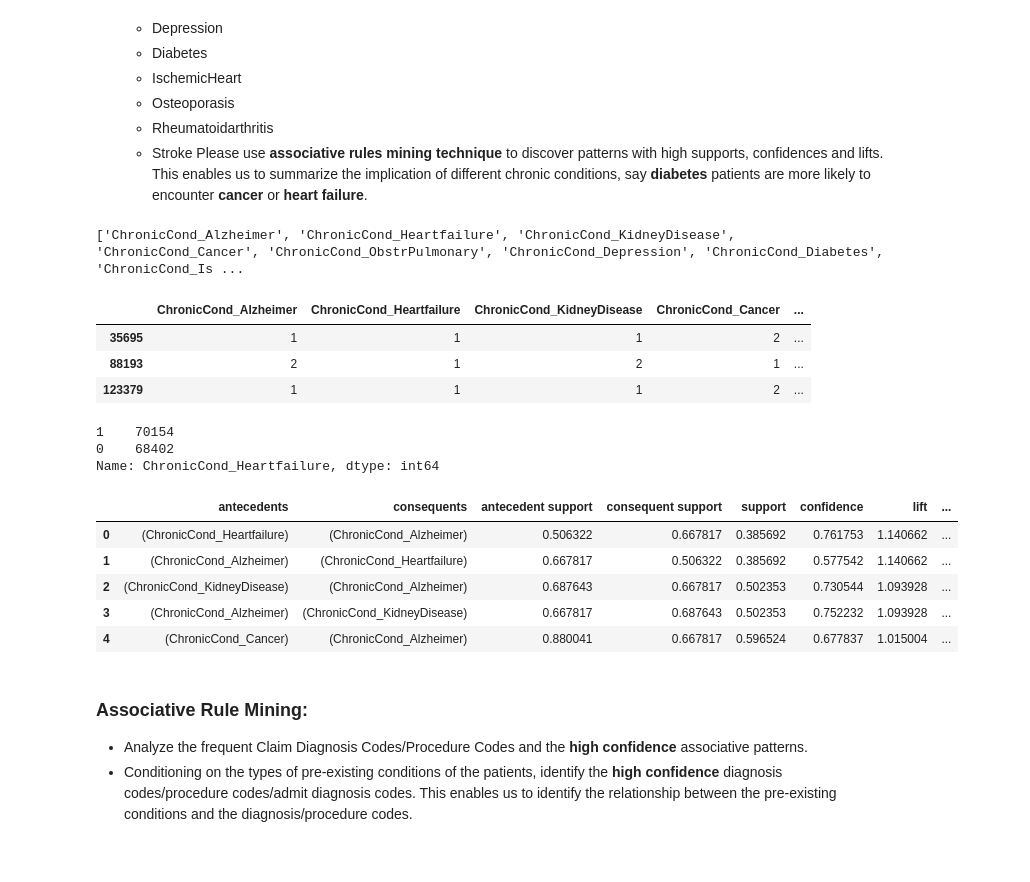
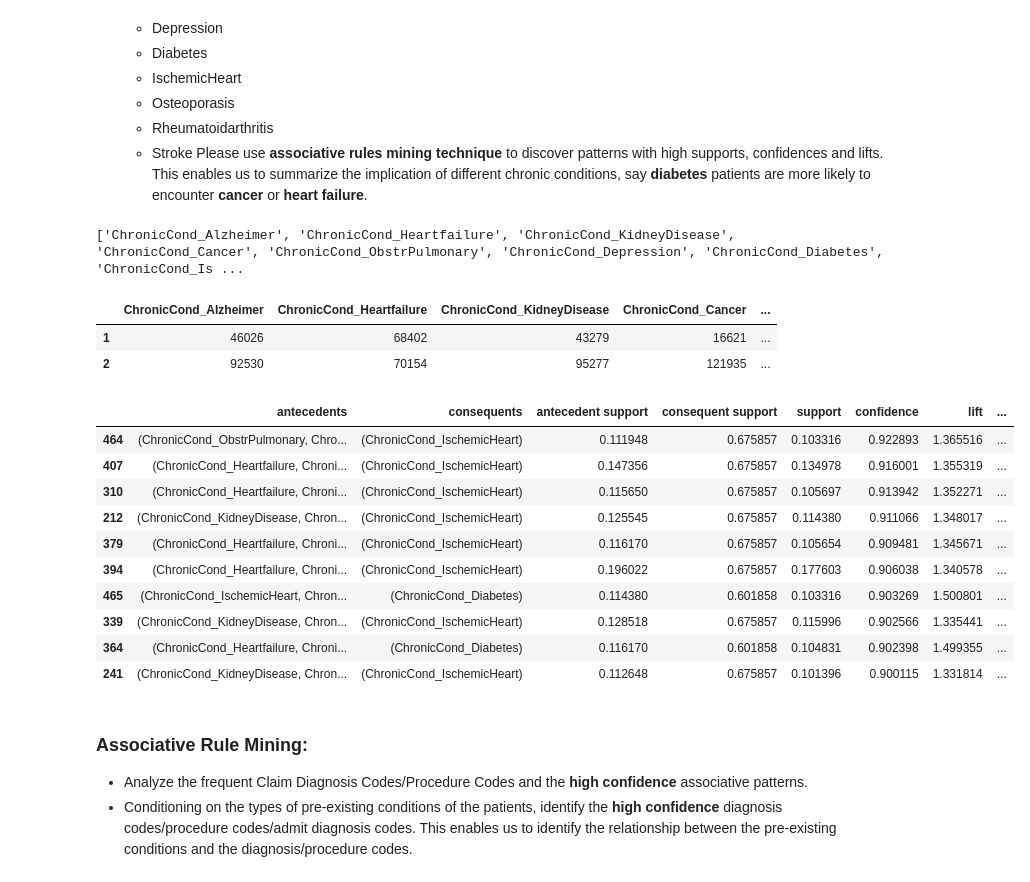
Before and after one commit to emilywang10/healthcare_fraud, a Jupyter notebook: emily_MBA.ipynb, the cells around one changed output. Cells and saved outputs as stored; diff of their text form; code cells hidden in the pictures.

```diff
--- a/emily_MBA.ipynb
+++ b/emily_MBA.ipynb
@@ -271,36 +272,41 @@ chronic_cols = [col for col in train_bene.columns if 'ChronicCond' in col]
 print(chronic_cols)
 train_mba = train_bene[chronic_cols]
 
-train_mba.sample(3)
+train_mba.sample(10)
+train_mba.apply(pd.Series.value_counts)
 # %% [output]
 ['ChronicCond_Alzheimer', 'ChronicCond_Heartfailure', 'ChronicCond_KidneyDisease', 'ChronicCond_Cancer', 'ChronicCond_ObstrPulmonary', 'ChronicCond_Depression', 'ChronicCond_Diabetes', 'ChronicCond_Is ...
 |  | ChronicCond_Alzheimer | ChronicCond_Heartfailure | ChronicCond_KidneyDisease | ChronicCond_Cancer | ... |
-| 35695 | 1 | 1 | 1 | 2 | ... |
-| 88193 | 2 | 1 | 2 | 1 | ... |
-| 123379 | 1 | 1 | 1 | 2 | ... |
+| 1 | 46026 | 68402 | 43279 | 16621 | ... |
+| 2 | 92530 | 70154 | 95277 | 121935 | ... |
 # %%
 def encode_units(x):
     if x <= 1:
+        return 1
+    if x >= 2:
         return 0
-    if x >= 2:
-        return 1
 
 basket = train_mba.applymap(encode_units)
+#find row sums to check for patterns
-# %% [output]
-1    70154
-0    68402
-Name: ChronicCond_Heartfailure, dtype: int64
 # %%
 freq_sets = apriori(basket, min_support=0.1, use_colnames=True)
 rules = association_rules(freq_sets, metric='lift', min_threshold=1)
-rules.head()
+rules.sort_values(['confidence'], ascending=False).head(10)
+
+#Support is the number of claims(?) containing the item divided by total number of claims
+#Confidence is how often items in Y appear in transactions containing X
 # %% [output]
 |  | antecedents | consequents | antecedent support | consequent support | support | confidence | lift | ... |
-| 0 | (ChronicCond_Heartfailure) | (ChronicCond_Alzheimer) | 0.506322 | 0.667817 | 0.385692 | 0.761753 | 1.140662 | ... |
-| 1 | (ChronicCond_Alzheimer) | (ChronicCond_Heartfailure) | 0.667817 | 0.506322 | 0.385692 | 0.577542 | 1.140662 | ... |
-| 2 | (ChronicCond_KidneyDisease) | (ChronicCond_Alzheimer) | 0.687643 | 0.667817 | 0.502353 | 0.730544 | 1.093928 | ... |
-| 3 | (ChronicCond_Alzheimer) | (ChronicCond_KidneyDisease) | 0.667817 | 0.687643 | 0.502353 | 0.752232 | 1.093928 | ... |
-| 4 | (ChronicCond_Cancer) | (ChronicCond_Alzheimer) | 0.880041 | 0.667817 | 0.596524 | 0.677837 | 1.015004 | ... |
+| 464 | (ChronicCond_ObstrPulmonary, Chro... | (ChronicCond_IschemicHeart) | 0.111948 | 0.675857 | 0.103316 | 0.922893 | 1.365516 | ... |
+| 407 | (ChronicCond_Heartfailure, Chroni... | (ChronicCond_IschemicHeart) | 0.147356 | 0.675857 | 0.134978 | 0.916001 | 1.355319 | ... |
+| 310 | (ChronicCond_Heartfailure, Chroni... | (ChronicCond_IschemicHeart) | 0.115650 | 0.675857 | 0.105697 | 0.913942 | 1.352271 | ... |
+| 212 | (ChronicCond_KidneyDisease, Chron... | (ChronicCond_IschemicHeart) | 0.125545 | 0.675857 | 0.114380 | 0.911066 | 1.348017 | ... |
+| 379 | (ChronicCond_Heartfailure, Chroni... | (ChronicCond_IschemicHeart) | 0.116170 | 0.675857 | 0.105654 | 0.909481 | 1.345671 | ... |
+| 394 | (ChronicCond_Heartfailure, Chroni... | (ChronicCond_IschemicHeart) | 0.196022 | 0.675857 | 0.177603 | 0.906038 | 1.340578 | ... |
+| 465 | (ChronicCond_IschemicHeart, Chron... | (ChronicCond_Diabetes) | 0.114380 | 0.601858 | 0.103316 | 0.903269 | 1.500801 | ... |
+| 339 | (ChronicCond_KidneyDisease, Chron... | (ChronicCond_IschemicHeart) | 0.128518 | 0.675857 | 0.115996 | 0.902566 | 1.335441 | ... |
+| 364 | (ChronicCond_Heartfailure, Chroni... | (ChronicCond_Diabetes) | 0.116170 | 0.601858 | 0.104831 | 0.902398 | 1.499355 | ... |
+| 241 | (ChronicCond_KidneyDisease, Chron... | (ChronicCond_IschemicHeart) | 0.112648 | 0.675857 | 0.101396 | 0.900115 | 1.331814 | ... |
 # %% [markdown]
 ### Associative Rule Mining:
 - Analyze the frequent Claim Diagnosis Codes/Procedure Codes and the **high confidence**
```
Also changed, not shown: parts of 4 cells of this notebook.
